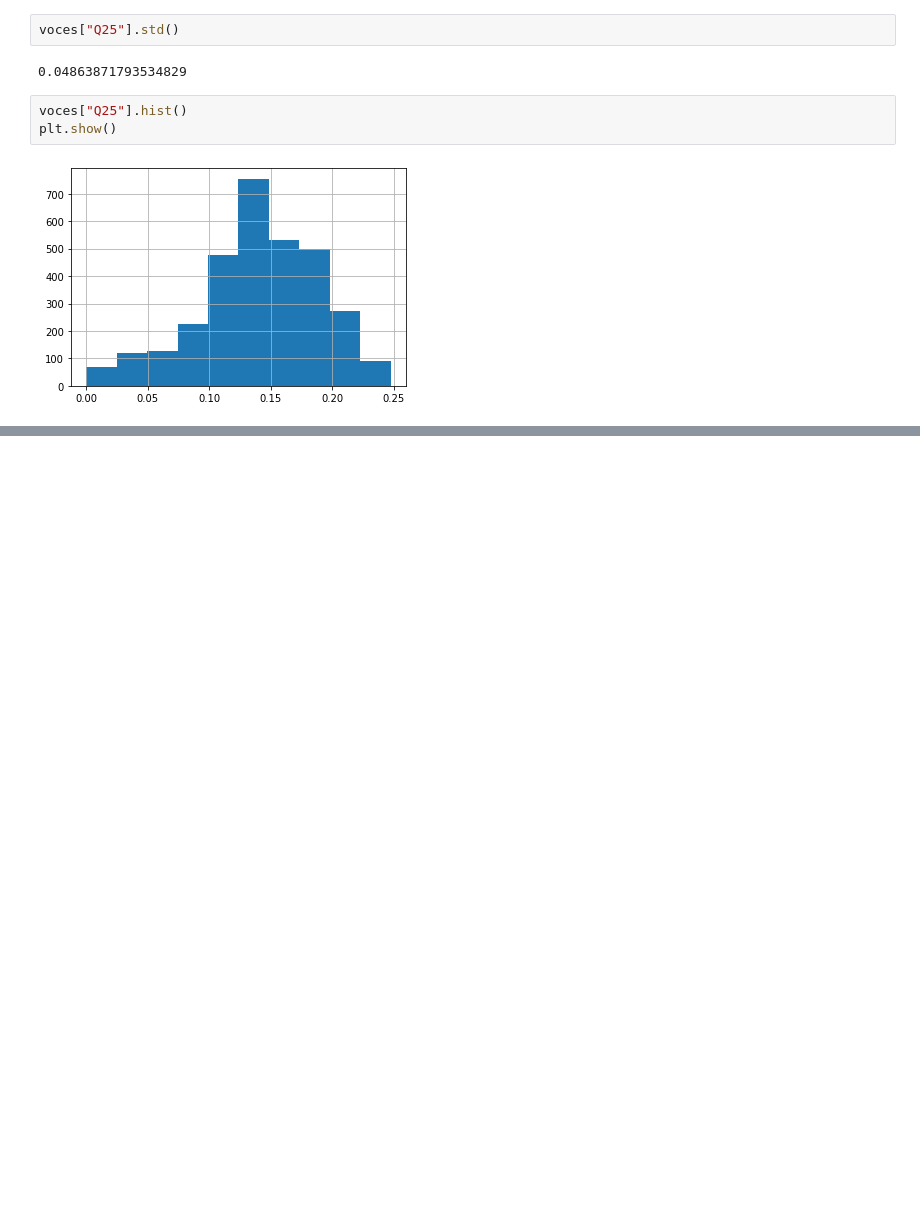
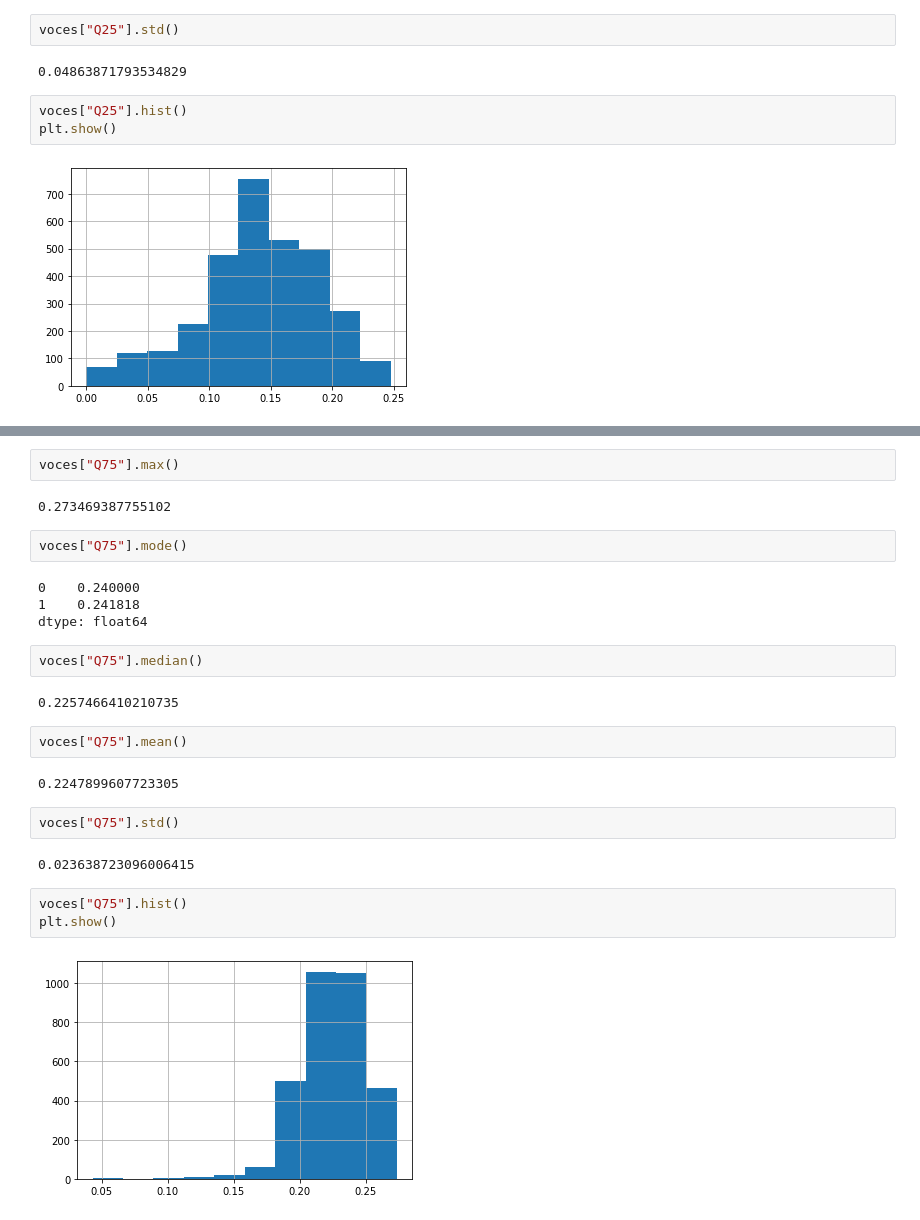
Before and after one commit to RoloCR87/Trabajo-Final-MAA, a Jupyter notebook: Avances_Grupo_03.ipynb, the cells around one changed output, grey strips where cells are left out. Drawn from its saved outputs; the diff is of its cells as text; blank space fills up the shorter version.

```diff
--- a/Avances_Grupo_03.ipynb
+++ b/Avances_Grupo_03.ipynb
@@ -449,0 +458,27 @@ plt.show()
+# %%
+voces["Q75"].max()
+# %% [output]
+0.273469387755102
+# %%
+voces["Q75"].mode()
+# %% [output]
+0    0.240000
+1    0.241818
+dtype: float64
+# %%
+voces["Q75"].median()
+# %% [output]
+0.2257466410210735
+# %%
+voces["Q75"].mean()
+# %% [output]
+0.2247899607723305
+# %%
+voces["Q75"].std()
+# %% [output]
+0.023638723096006415
+# %%
+voces["Q75"].hist()
+plt.show()
+# %% [output]
+[figure, added]
```
Also changed, not shown: parts of 8 cells of this notebook.
